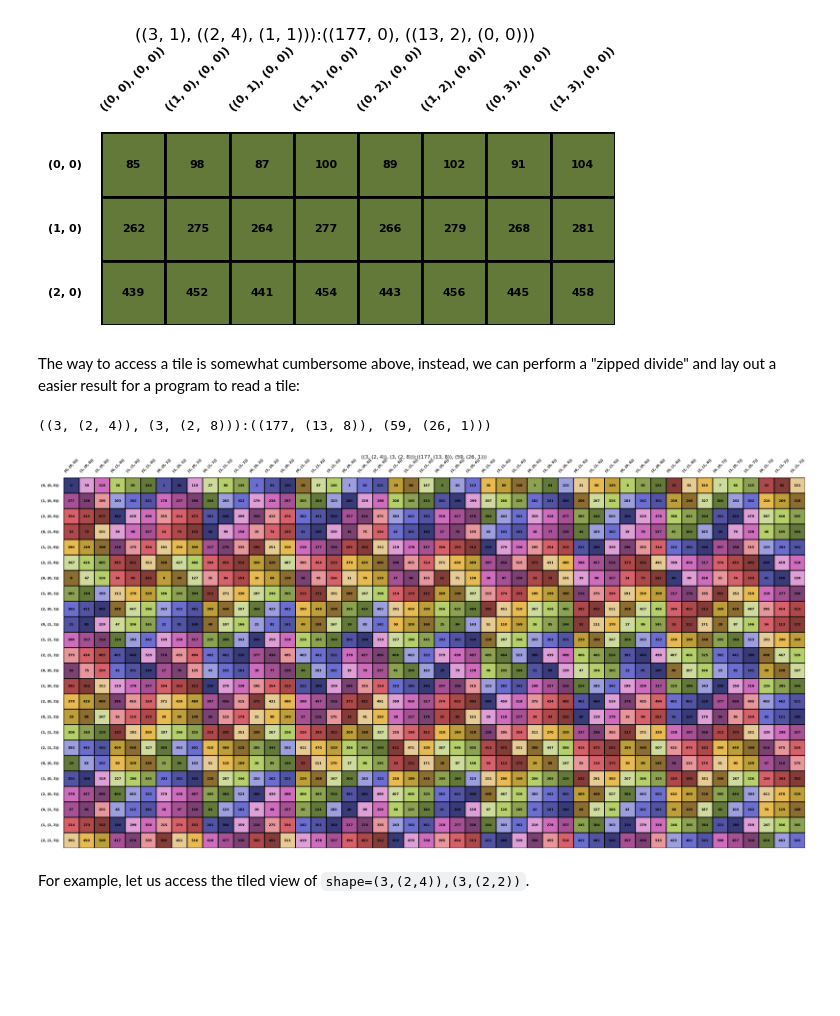
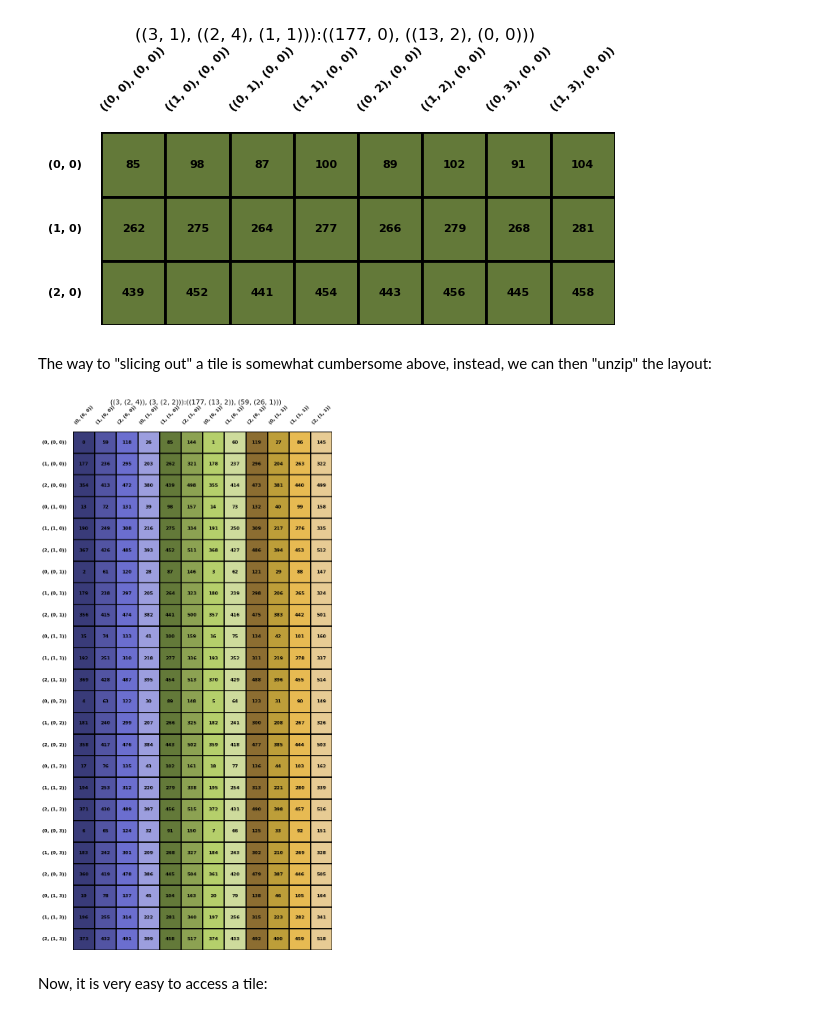
Before and after one commit to w32zhong/simp-intelligence, a Jupyter notebook: simp_intelligence/math/layout_divide.ipynb, the cells around one changed output. Saved outputs shown, nothing was run; the diff lists cells and outputs as text; code cells hidden in the pictures; blank space fills up the shorter version.

Commit message:
cleanup and update layout_divide.ipynb

```diff
--- a/simp_intelligence/math/layout_divide.ipynb
+++ b/simp_intelligence/math/layout_divide.ipynb
@@ -101,5 +101,3 @@ Tensor(div)[(None, 1), ((None, None), (1, 0))].visualize(color_map=example_color
 # %% [output]
 85@((3, 1), ((2, 4), (1, 1))):((177, 0), ((13, 2), (0, 0)))
 [figure]
-# %% [markdown]
-The way to access a tile is somewhat cumbersome above, instead, we can perform a "zipped divide" and lay out a easier result for a program to read a tile:
@@ -108,8 +104,9 @@ zipped_div = A.hierarchical_unzip('logical_divide', Layout.from_string('3,(2,4):
-# %%
-zipped_div.visualize()
-# %% [output]
-((3, (2, 4)), (3, (2, 8))):((177, (13, 8)), (59, (26, 1)))
-[figure, removed]
+# %% [markdown]
+The way to "slicing out" a tile is somewhat cumbersome above, instead, we can then "unzip" the layout:
+# %%
+unzipped_div = div.hierarchical_unzip().visualize(color_map=example_color_map)
+# %% [output]
+[figure, added]
 # %% [markdown]
-For example, let us access the tiled view of `shape=(3,(2,4)),(3,(2,2))`.
+Now, it is very easy to access a tile:
 # %%
```
Also changed, not shown: parts of 4 cells of this notebook, 1 other file.
